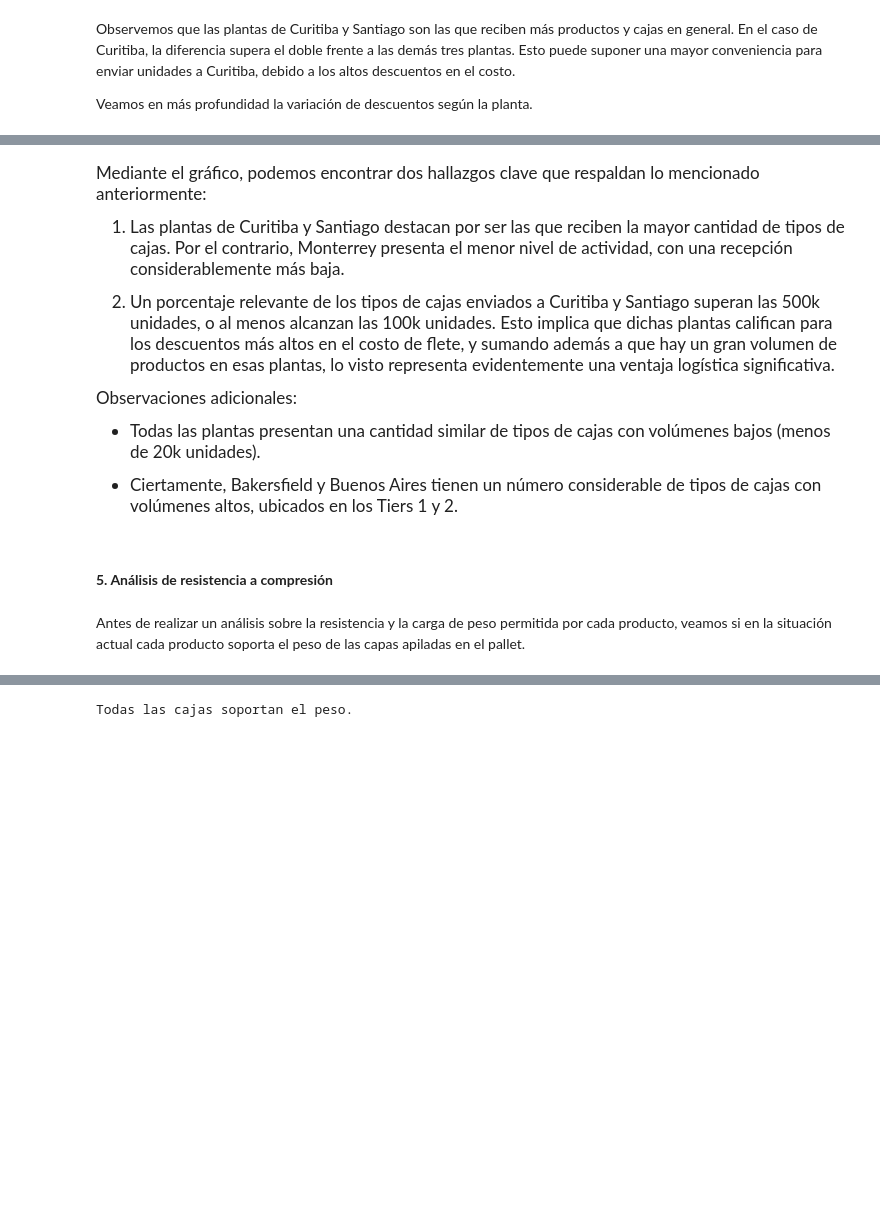
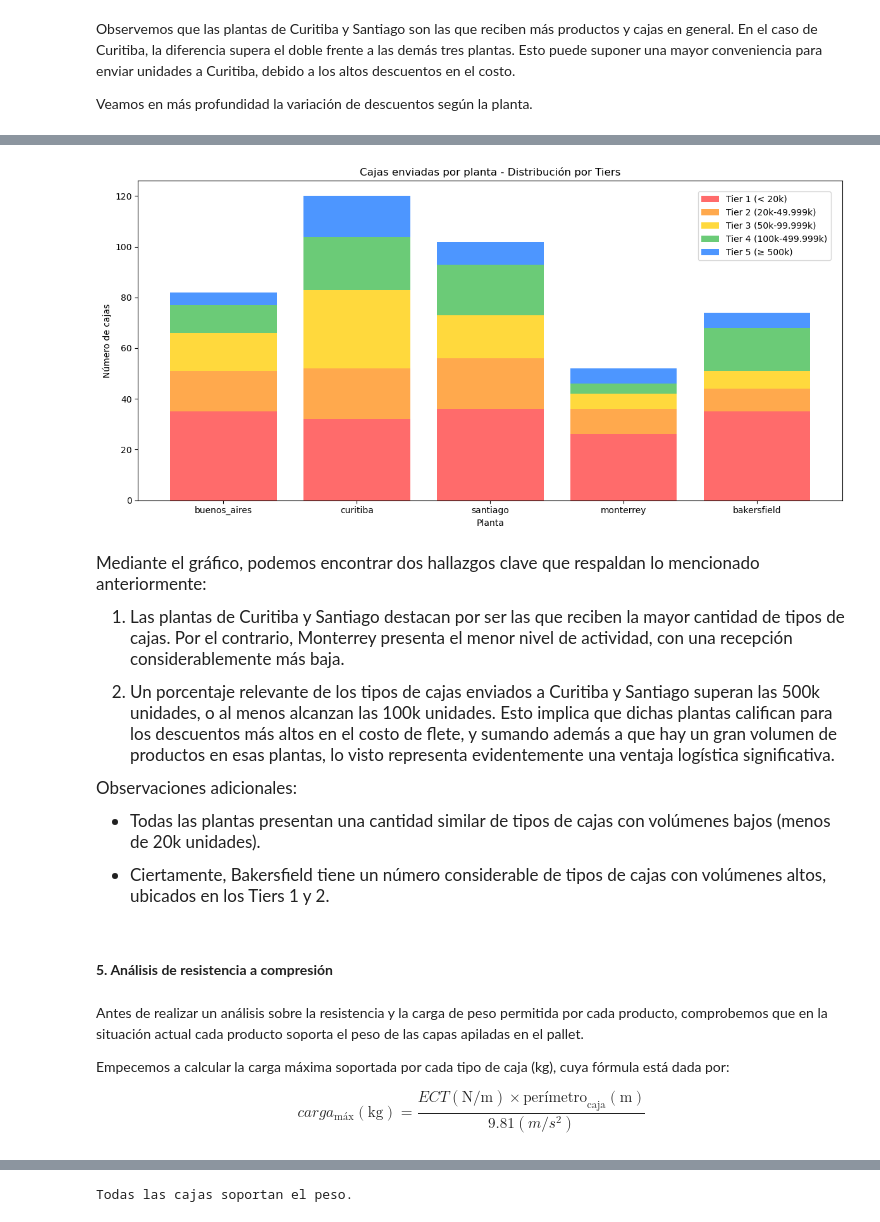
Before and after one commit to demianelnecave/AlixPartners-Competencia-Datos, a Jupyter notebook: 3.analisis-datos.ipynb, the cells around one changed output, grey strips where cells are left out. Saved outputs shown, nothing was run; the diff lists cells and outputs as text; code cells hidden in the pictures; blank space fills up the shorter version.

```diff
--- a/3.analisis-datos.ipynb
+++ b/3.analisis-datos.ipynb
@@ -210,3 +150,72 @@ plt.show()
+# %%
+def clasificar_tier(descuento):
+    """ Clasifica el volumen en tiers según las reglas definidas. """
+    if descuento == 0.1:
+        return 'Tier 1 (< 20k)'
+    elif descuento == 0:
+        return 'Tier 2 (20k-49.999k)'
+    elif descuento == -0.1:
+        return 'Tier 3 (50k-99.999k)'
+    elif descuento == -0.2:
+        return 'Tier 4 (100k-499.999k)'
+    else:
+        return 'Tier 5 (≥ 500k)'
+
+cols = [c for c in procurement_cajas.columns if c.startswith('descuento_planta_') and not c.endswith('original')]
+resultados = {}
+
+for c in cols:
+    planta = c.replace('descuento_planta_', '')
+    col_volumen = f'volumen_tipo_planta_{planta}'
+
+    # Obtener valores
+    descuentos = pd.to_numeric(procurement_cajas[c], errors='coerce').fillna(0)
+    volumenes = pd.to_numeric(procurement_cajas[col_volumen], errors='coerce').fillna(0)
+
+    descuentos_filtrados = descuentos[volumenes > 0] # Solo contar si volumen > 0
+
+    # Clasificar cada valor en tiers
+    tiers = [clasificar_tier(d) for d in descuentos_filtrados]
+
+    # Contar tiers para esta planta
+    if tiers:
+        conteo_tiers = pd.Series(tiers).value_counts()
+        resultados[planta] = conteo_tiers
+    else:
+        resultados[planta] = pd.Series()
+
+df_resultados = pd.DataFrame(resultados).fillna(0).T
+
+# Ordenar columnas de tiers
+orden_tiers = ['Tier 1 (< 20k)', 'Tier 2 (20k-49.999k)',
+               'Tier 3 (50k-99.999k)', 'Tier 4 (100k-499.999k)',
+               'Tier 5 (≥ 500k)']
+
+df_resultados = df_resultados.reindex(columns=orden_tiers, fill_value=0)
+
+# Gráfico de barras apiladas
+fig, ax = plt.subplots(figsize=(12, 6))
+
+colores = ['#FF6B6B', '#FFA94D', '#FFD93D', '#6BCB77', '#4D96FF']
+
+bottom = np.zeros(len(df_resultados))
+for i, tier in enumerate(orden_tiers):
+    if tier in df_resultados.columns:
+        ax.bar(df_resultados.index, df_resultados[tier],
+               bottom=bottom, label=tier, color=colores[i])
+        bottom += df_resultados[tier].values
+
+# Personalizar gráfico
+ax.set_xlabel('Planta')
+ax.set_ylabel('Número de cajas')
+ax.set_title('Cajas enviadas por planta - Distribución por Tiers')
+ax.legend(bbox_to_anchor=(0.99, 0.98))
+ax.tick_params(axis='x')
+
+plt.tight_layout()
+plt.show()
+# %% [output]
+[figure, added]
 # %% [markdown]
 <span style="font-family: 'Calibri', monospace; font-size: 17px;">
 
@@ -220,10 +229,16 @@ Observaciones adicionales:
 
 - Todas las plantas presentan una cantidad similar de tipos de cajas con volúmenes bajos (menos de 20k unidades).
 
-- Ciertamente, Bakersfield y Buenos Aires tienen un número considerable de tipos de cajas con volúmenes altos, ubicados en los Tiers 1 y 2.
+- Ciertamente, Bakersfield tiene un número considerable de tipos de cajas con volúmenes altos, ubicados en los Tiers 1 y 2.
 
 </span>
 # %% [markdown]
 #### **5. Análisis de resistencia a compresión**
 # %% [markdown]
-Antes de realizar un análisis sobre la resistencia y la carga de peso permitida por cada producto, veamos si en la situación actual cada producto soporta el peso de las capas apiladas en el pallet.
+Antes de realizar un análisis sobre la resistencia y la carga de peso permitida por cada producto, comprobemos que en la situación actual cada producto soporta el peso de las capas apiladas en el pallet.
+
+Empecemos a calcular la carga máxima soportada por cada tipo de caja (kg), cuya fórmula está dada por:
+
+$$
+carga_{\text{máx}} (\text{kg}) = \frac{ECT (\text{N/m}) \times \text{perímetro}_{\text{caja}} (\text{m})}{9.81 (m/s^2)}
+$$
```
Also changed, not shown: parts of 13 cells of this notebook, 5 other files.
